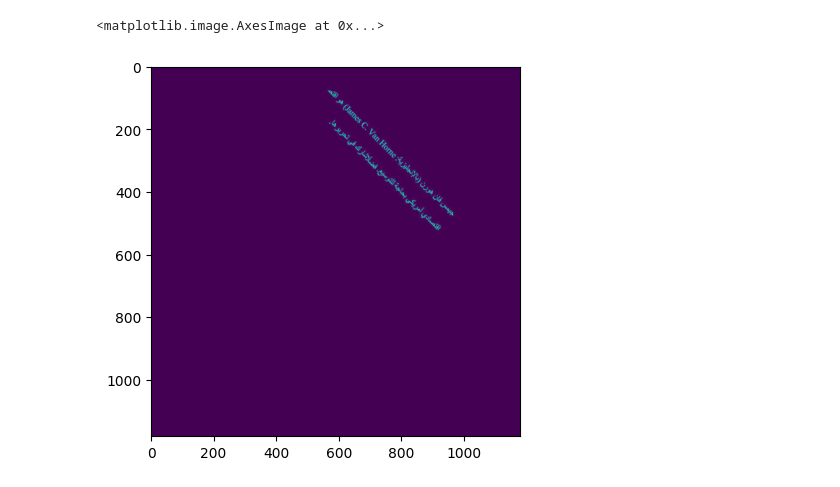
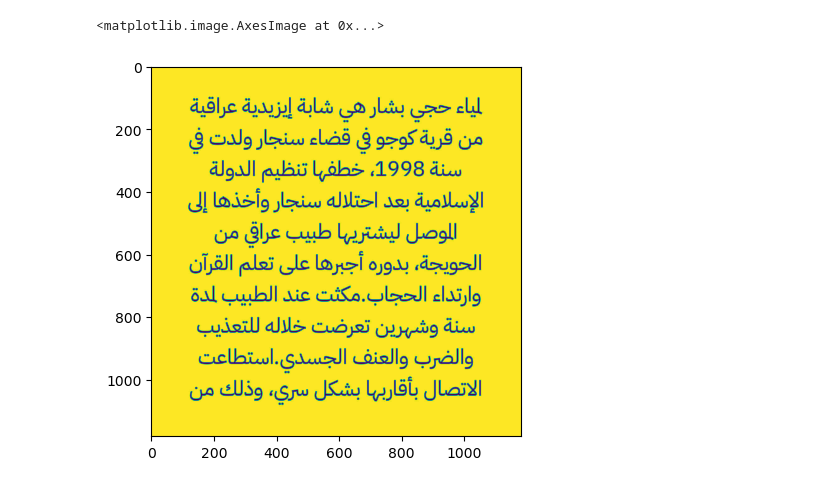
Before and after one commit to AhmedAbdelaal2001/Arabic-Font-Recognition, a Jupyter notebook: 1. Preprocessing/preprocessing.ipynb, the cells around one changed output. Cells and saved outputs as stored; diff of their text form; code cells hidden in the pictures.

Commit message:
Adjusted Image Cropping

```diff
--- a/1. Preprocessing/preprocessing.ipynb
+++ b/1. Preprocessing/preprocessing.ipynb
@@ -2,11 +2,11 @@
 from Preprocessing import *
 import os
 # %%
-img=cv2.imread('../Dataset/Marhey/0.jpeg',cv2.IMREAD_GRAYSCALE)
+img=cv2.imread('../Dataset/IBM Plex Sans Arabic/1.jpeg',cv2.IMREAD_GRAYSCALE)
 plt.imshow(img)
 # %% [output]
 <matplotlib.image.AxesImage at 0x...>
-[figure, old version]
+[figure, new version]
 # %%
 preprocessor = Preprocessing(img)
 processed_image = preprocessor.preprocess_image(display_rectangles=True)
```
Also changed, not shown: parts of 3 cells of this notebook, 1 other file.
